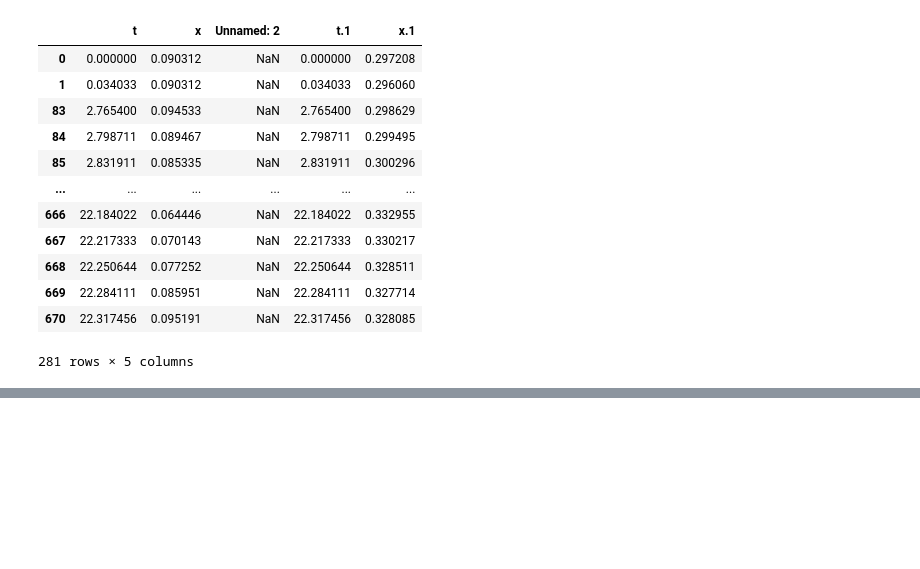
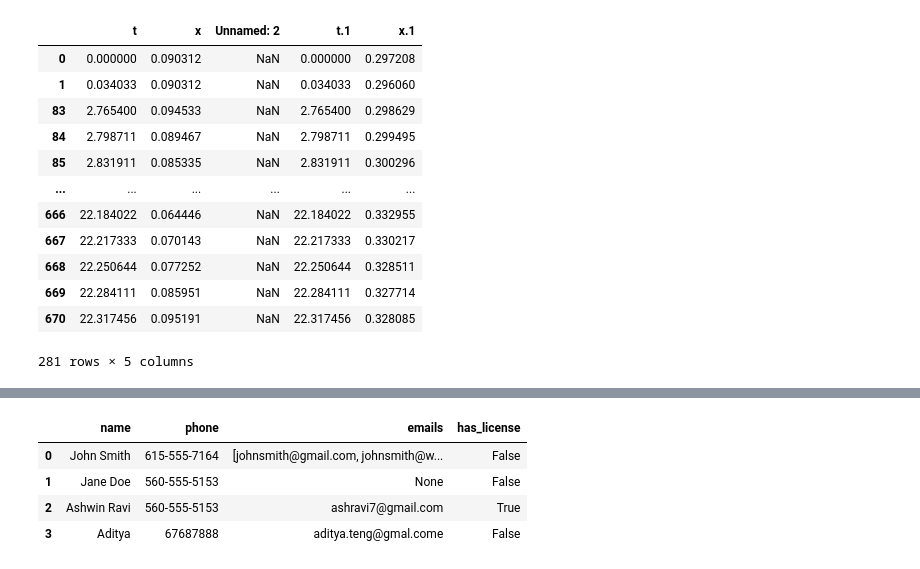
Before and after one commit to AvyayIrde/Data-Science-Course, a Jupyter notebook: Week 2/file_handling.ipynb, the cells around one changed output, grey strips where cells are left out. Cells and saved outputs as stored; diff of their text form; code cells hidden in the pictures; blank space fills up the shorter version.

```diff
--- a/Week 2/file_handling.ipynb
+++ b/Week 2/file_handling.ipynb
@@ -207,0 +325,14 @@ df.query('t<25 and x < 0.1')
+# %%
+import pandas as pd
+
+#a data frame is a list of dictionary objects
+
+df = pd.DataFrame(convert['people'])
+
+df
+# %% [output]
+|  | name | phone | emails | has_license |
+| 0 | John Smith | 615-555-7164 | [johnsmith@gmail.com, johnsmith@w... | False |
+| 1 | Jane Doe | 560-555-5153 | None | False |
+| 2 | Ashwin Ravi | 560-555-5153 | ashravi7@gmail.com | True |
+| 3 | Aditya | 67687888 | aditya.teng@gmal.come | False |
```
Also changed, not shown: parts of 10 cells of this notebook, 6 other files.
